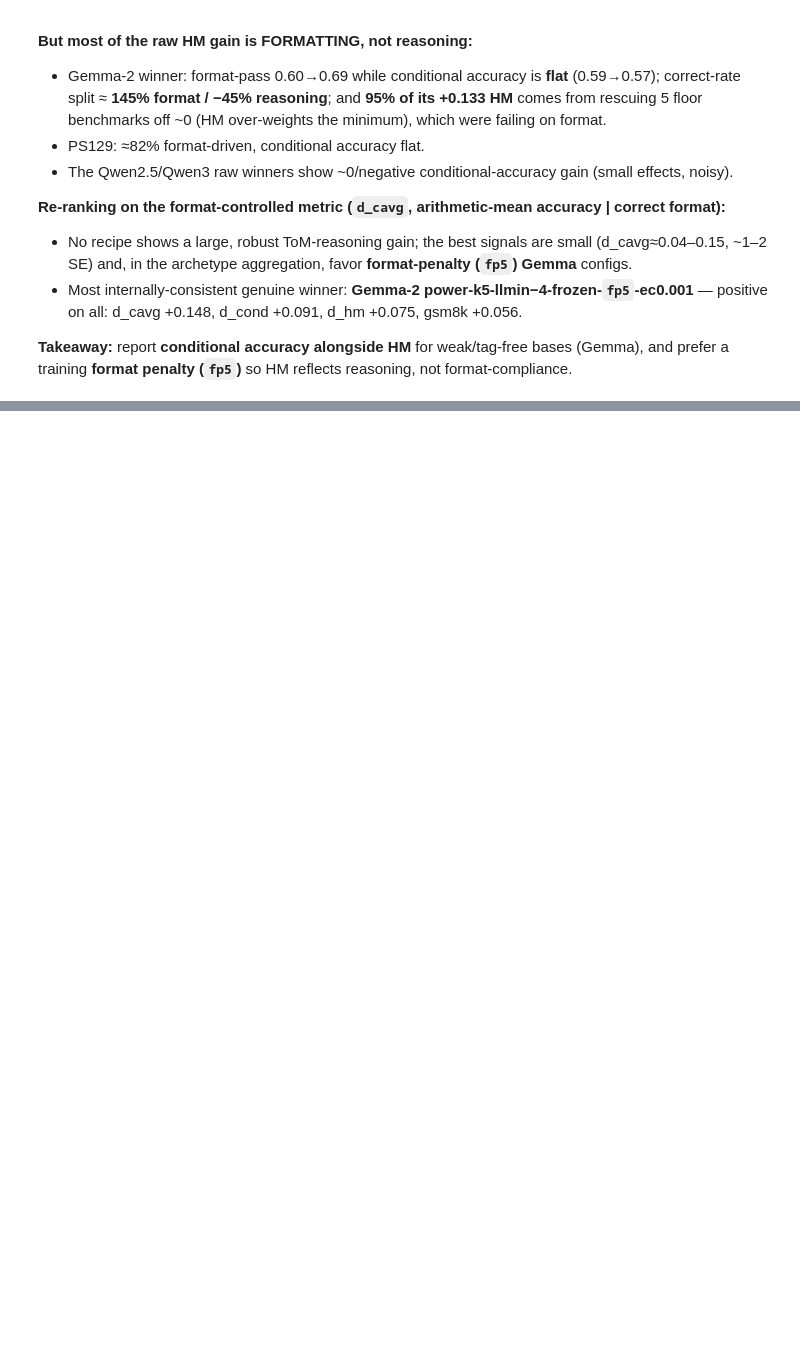
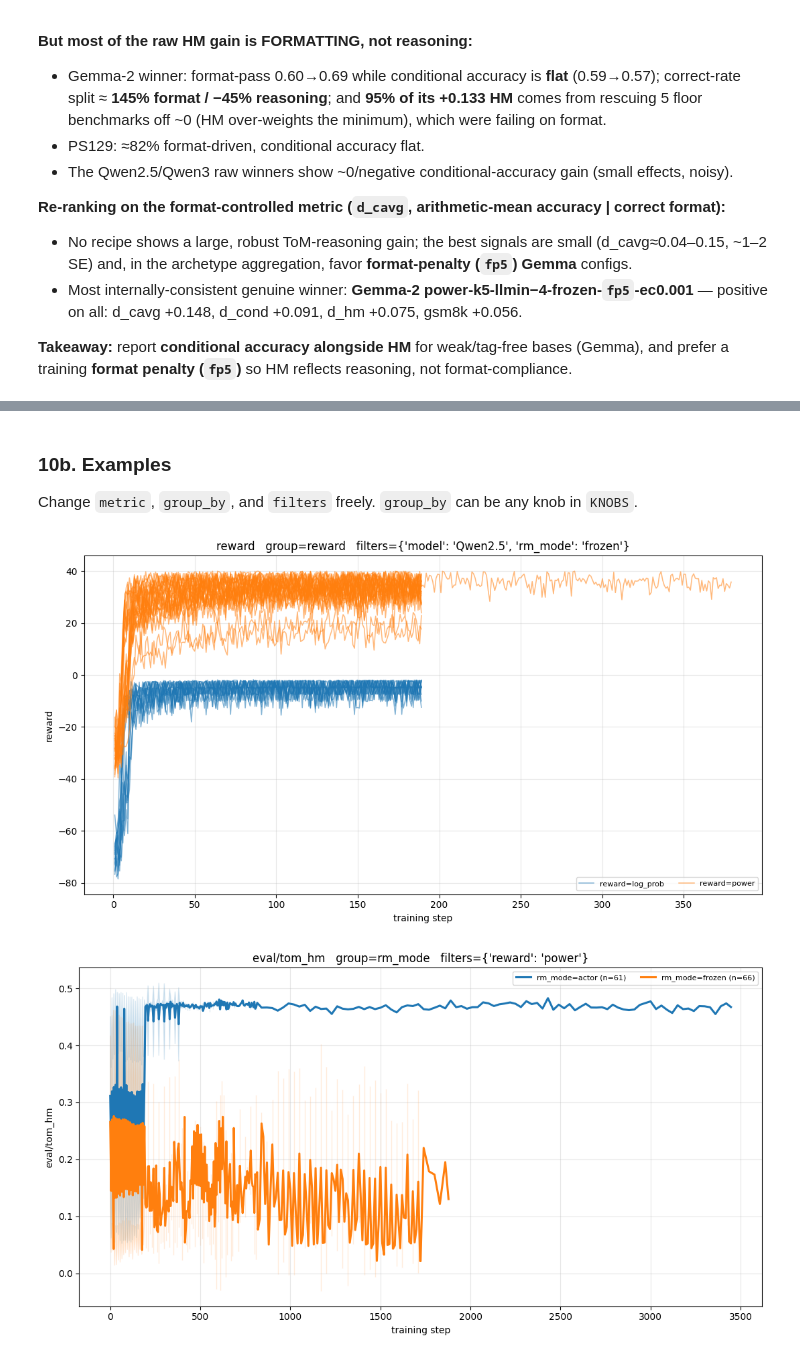
Before and after one commit to jkhouja/BeRL, a Jupyter notebook: notebooks/BeRL_run_reassessment.ipynb, the cells around one changed output, grey strips where cells are left out. Drawn from its saved outputs; the diff is of its cells as text; code cells hidden in the pictures; blank space fills up the shorter version.

```diff
--- a/notebooks/BeRL_run_reassessment.ipynb
+++ b/notebooks/BeRL_run_reassessment.ipynb
@@ -313,0 +430,26 @@ prefer a training **format penalty (`fp5`)** so HM reflects reasoning, not forma
+# %% [markdown]
+### 10b. Examples
+
+Change `metric`, `group_by`, and `filters` freely. `group_by` can be any knob in `KNOBS`.
+# %%
+# 1) Training REWARD over time, grouped by reward family, clean Qwen2.5 frozen-RM runs
+plot_metric(traj, "reward", group_by="reward",
+            filters={"model": "Qwen2.5", "rm_mode": "frozen"}, agg="runs")
+plt.show()
+
+# 2) ToM-HM EVAL over time, grouped by RM mode (actor vs frozen), power runs only (mean +/- std)
+plot_metric(traj, "eval/tom_hm", group_by="rm_mode",
+            filters={"reward": "power"}, agg="mean")
+plt.show()
+
+# 3) A single benchmark (tomi) over time, grouped by KL, Qwen2.5 (mean +/- std)
+plot_metric(traj, "eval/tomi", group_by="kl",
+            filters={"model": "Qwen2.5"}, agg="mean")
+plt.show()
+
+# 4) KL over time grouped by rm_mode (reward-hacking blow-ups show here), Gemma-2
+plot_metric(traj, "kl", group_by="rm_mode", filters={"model": "Gemma-2"}, agg="runs")
+plt.show()
+# %% [output]
+[figure, added]
+[figure, added]
```
Also changed, not shown: parts of 14 cells of this notebook, 1 other file.
